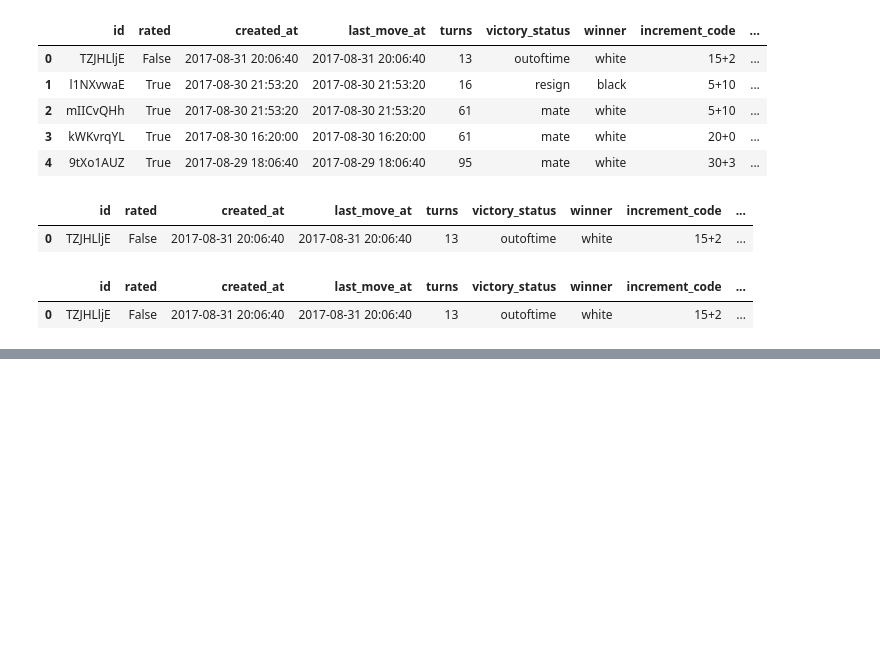
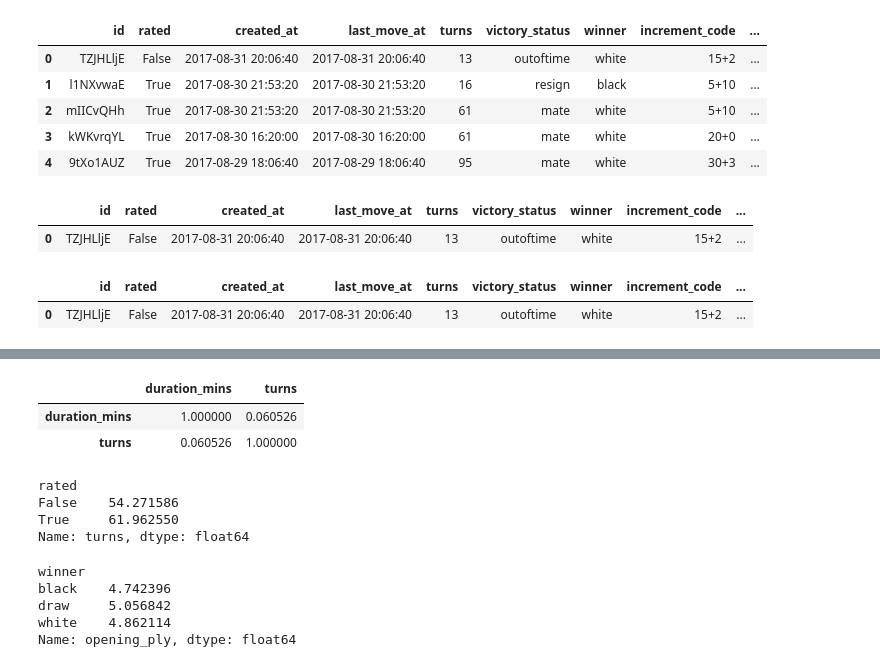
Before and after one commit to aakash-gupta02/LiChess-Analysis-Python, a Jupyter notebook: overview & analytics.ipynb, the cells around one changed output, grey strips where cells are left out. Cells and saved outputs as stored; diff of their text form; code cells hidden in the pictures; blank space fills up the shorter version.

```diff
--- a/overview & analytics.ipynb
+++ b/overview & analytics.ipynb
@@ -51,6 +51,9 @@ df.describe()
 | 50% | 1.496010e+12 | 1.496010e+12 | 55.000000 | 1567.000000 | 1562.000000 | 4.000000 |
 | 75% | 1.503170e+12 | 1.503170e+12 | 79.000000 | 1793.000000 | 1784.000000 | 6.000000 |
 | max | 1.504493e+12 | 1.504494e+12 | 349.000000 | 2700.000000 | 2723.000000 | 28.000000 |
+# %%
+df['duration'] = df['last_move_at'] - df['created_at']
+df['duration_mins'] = df['duration'].dt.total_seconds() / 60
 # %%
 df['created_at'] = pd.to_datetime(df['created_at'], unit='ms')
 df['last_move_at'] = pd.to_datetime(df['last_move_at'], unit='ms')
@@ -77,6 +80,10 @@ df.head()
 | 2 | mIICvQHh | True | 2017-08-30 21:53:20 | 2017-08-30 21:53:20 | 61 | mate | white | 5+10 | ... |
 | 3 | kWKvrqYL | True | 2017-08-30 16:20:00 | 2017-08-30 16:20:00 | 61 | mate | white | 20+0 | ... |
 | 4 | 9tXo1AUZ | True | 2017-08-29 18:06:40 | 2017-08-29 18:06:40 | 95 | mate | white | 30+3 | ... |
+# %%
+df['rating_diff'] = abs(df['white_rating'] - df['black_rating'])
+
+sns.set(style="whitegrid")
 # %%
 df['duration'] = df['last_move_at'] - df['created_at']
 # %%
@@ -96,0 +155,24 @@ df.head(1)
+# %%
+df['duration_mins'].describe()
+df[['duration_mins', 'turns']].corr()  # Correlation
+# %% [output]
+|  | duration_mins | turns |
+| duration_mins | 1.000000 | 0.060526 |
+| turns | 0.060526 | 1.000000 |
+# %%
+df.groupby('rated')['duration_mins'].describe()
+df.groupby('rated')['turns'].mean()
+# %% [output]
+rated
+False    54.271586
+True     61.962550
+Name: turns, dtype: float64
+# %%
+df['opening_ply'].describe()
+df.groupby('winner')['opening_ply'].mean()
+# %% [output]
+winner
+black    4.742396
+draw     5.056842
+white    4.862114
+Name: opening_ply, dtype: float64
```
Also changed, not shown: parts of 6 cells of this notebook.
